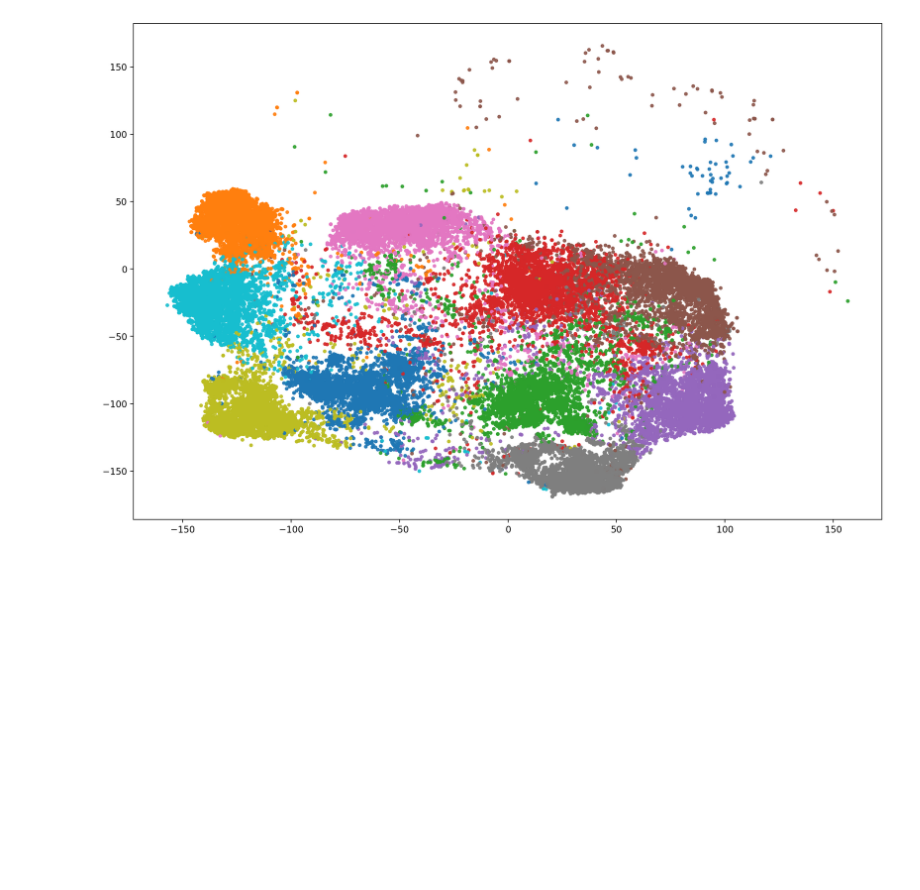
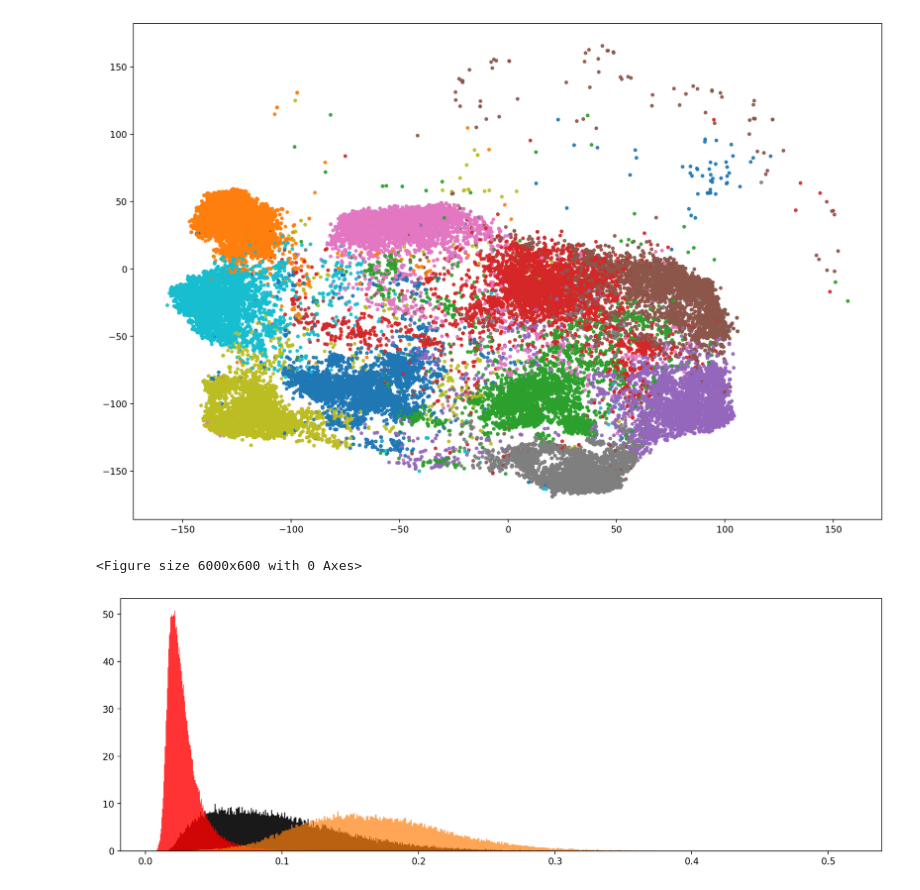
Before and after one commit to KonradBialek/near-far-ood, a Jupyter notebook: src/plot.ipynb, the cells around one changed output. Saved outputs shown, nothing was run; the diff lists cells and outputs as text; code cells hidden in the pictures; blank space fills up the shorter version.

Commit message:
plot density

```diff
--- a/src/plot.ipynb
+++ b/src/plot.ipynb
@@ -19,3 +17,33 @@ plt.scatter(data[:,0][mask], data[:,1][mask], c=pd.Series(labels[mask]).map(colo
 <class 'numpy.ndarray'>
 <matplotlib.collections.PathCollection at 0x...>
 [figure]
+# %%
+data = np.load(f'{features_dir}resnet18_cifar10_mnist_cifar100_knn.npz')['data']
+labels = np.load(f'{features_dir}resnet18_cifar10_mnist_cifar100_knn.npz')['labels']
+
+plt.figure(figsize=(30, 3), dpi=200)
+
+n_bins = 500
+
+alpha = -0.03
+
+figure(figsize=(15,5), dpi=200)
+mask = (labels != -1) & (labels != -2)
+plt.hist(data[mask], n_bins, density=True,
+         weights=np.ones(len(data[mask])) / len(data[mask]),
+         facecolor='#000000', alpha=0.9)
+
+mask = labels == -1
+plt.hist(data[mask], n_bins, density=True,
+         weights=np.ones(len(data[mask])) / len(data[mask]),
+         facecolor='#FF0000', alpha=0.8)
+
+mask = labels == -2
+plt.hist(data[mask], n_bins, density=True,
+         weights=np.ones(len(data[mask])) / len(data[mask]),
+         facecolor='#ff7f0e', alpha=0.7)
+
+plt.savefig(f'./fig.pdf')
+# %% [output]
+<Figure size 6000x600 with 0 Axes>
+[figure, added]
```
Also changed, not shown: parts of 2 cells of this notebook, 1 other file.
